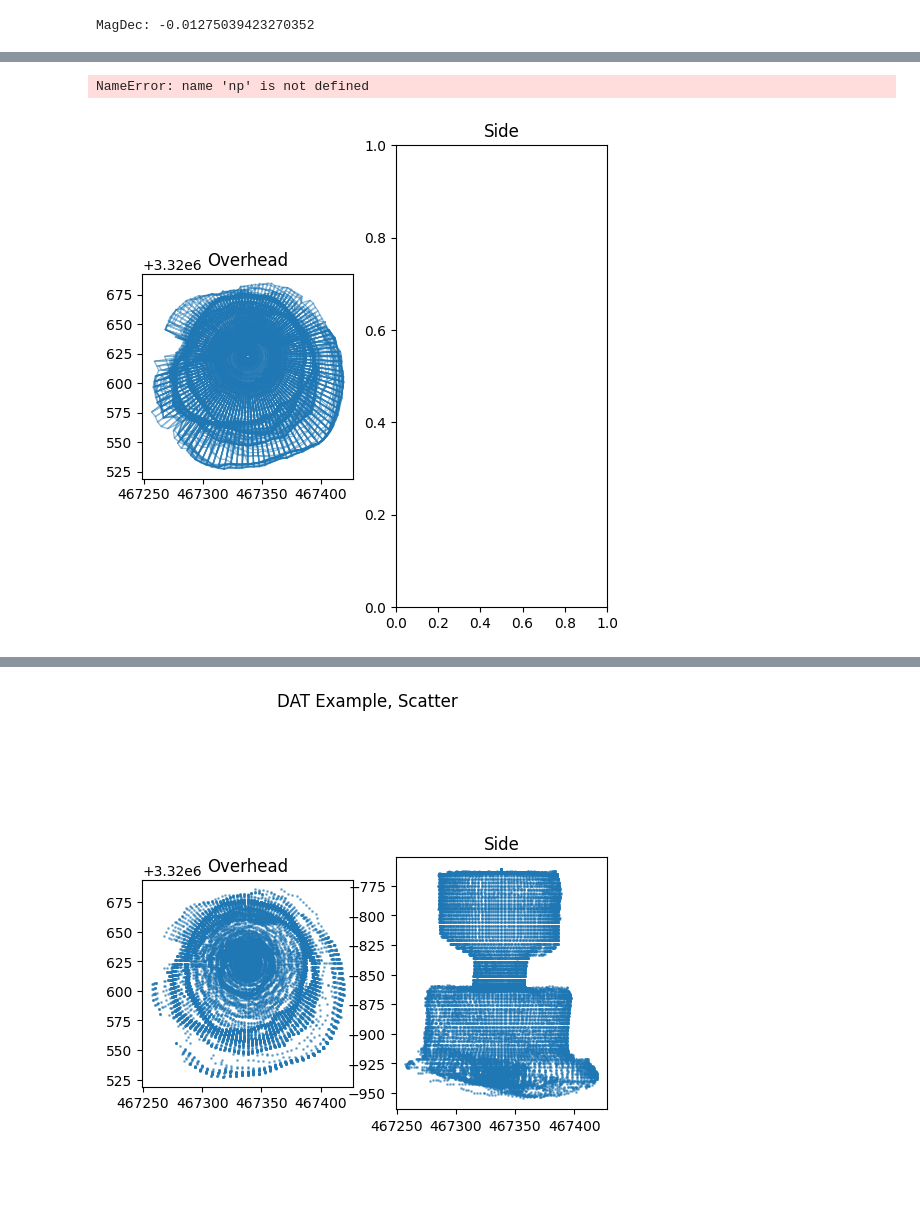
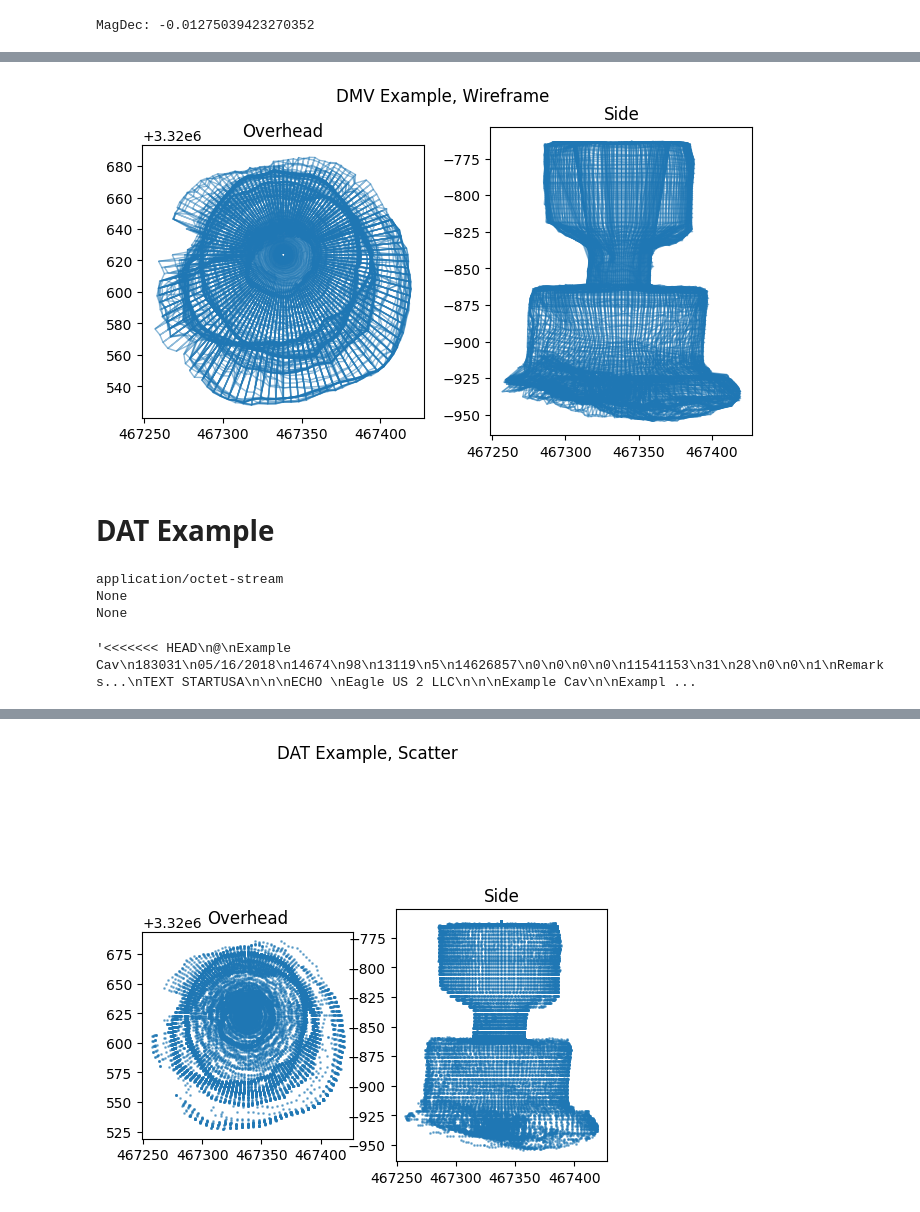
Before and after one commit to AgapitoInc/SaltPy, a Jupyter notebook: processing_examples.ipynb, the cells around one changed output, grey strips where cells are left out. Saved outputs shown, nothing was run; the diff lists cells and outputs as text; code cells hidden in the pictures; blank space fills up the shorter version.

```diff
--- a/processing_examples.ipynb
+++ b/processing_examples.ipynb
@@ -136,11 +168,12 @@ dx, dy, dz = 4, 3, 2
 sp = SonarPy(surveyxyz=surveyxyz, # x,y,z of well head
              surveyxyzWGS84=surveyxyzWGS84, # WGS84 xyz of wellhead, for finding correct UTM Zone
              crs=crs,
-             year=year)
+             year=year,
+             utm_shp_path='World_UTM_Grid.shp')
 
 print('MagDec:', sp.magdec)
 
-dfT = sp.dmv_exported_lwt_to_dfT('./data/example_dmv_export.csv')
+dfT = sp.dmv_exported_lwt_to_dfT('example_dmv_export.csv')
 xyz = sp.dfT_to_xyz_delta_points(dfT)
 xyzUTM2, xyzCRS2 = sp.generate_gdf(xyz, wb_delta=(dx,dy,dz)) #no wb_delta
 # %% [output]
@@ -164,31 +181,29 @@ dfT
 # %%
 # Process Wireframe
 lines = SonarDXF.process_lines(xyzUTM2)
-lines = gpd.GeoDataFrame(lines, geometry='geometry', crs=xyzUTM2.crs) #Delete this line later, public version fixed
 # %%
 #Sonar Shot Points Plot
-fig, ax = plt.subplots(1, 2, figsize=(6,6))
+fig, ax = plt.subplots(1, 2, figsize=(8,4))
 
 #Left, Top Down
 ax[0].set_title("Overhead")
 lines.plot(ax=ax[0], lw=1, alpha=0.5)
 ax[0].set_aspect('equal')
 
 #Right, Side View From South
 ax[1].set_title("Side")
 xz_l = [np.array([[l[0], l[2]]  for l in geom.coords[:]]) for geom in lines.geometry.values]
 
 # lc = LineCollection(xz_l, alpha=0.5, linewidths=1)
 # ax[1].add_collection(LineCollection(xz_l, alpha=0.5, linewidths=1))
 for xz in xz_l:
     a = np.array(xz)
     ax[1].plot(a[:,0], a[:,1], color='tab:blue', alpha=0.5, lw=1)
 # ax[1].autoscale()
 ax[1].set_aspect('equal')
 
 
 fig.suptitle('DMV Example, Wireframe')
 plt.show()
 # %% [output]
-NameError: name 'np' is not defined
-[figure, old version]
+[figure, new version]
@@ -233,0 +210,13 @@ def dat_to_dfT(path):
+# %% [markdown]
+# DAT Example
+# %%
+# r.content.decode("utf8")
+print(r.headers.get("Content-Type"))
+print(r.headers.get("Content-Encoding"))
+print(r.encoding)   # requests' guess
+r.text
+# %% [output]
+application/octet-stream
+None
+None
+'<<<<<<< HEAD\n@\nExample Cav\n183031\n05/16/2018\n14674\n98\n13119\n5\n14626857\n0\n0\n0\n0\n11541153\n31\n28\n0\n0\n1\nRemarks...\nTEXT STARTUSA\n\n\nECHO \nEagle US 2 LLC\n\n\nExample Cav\n\nExampl ...
```
Also changed, not shown: parts of 14 cells of this notebook.
